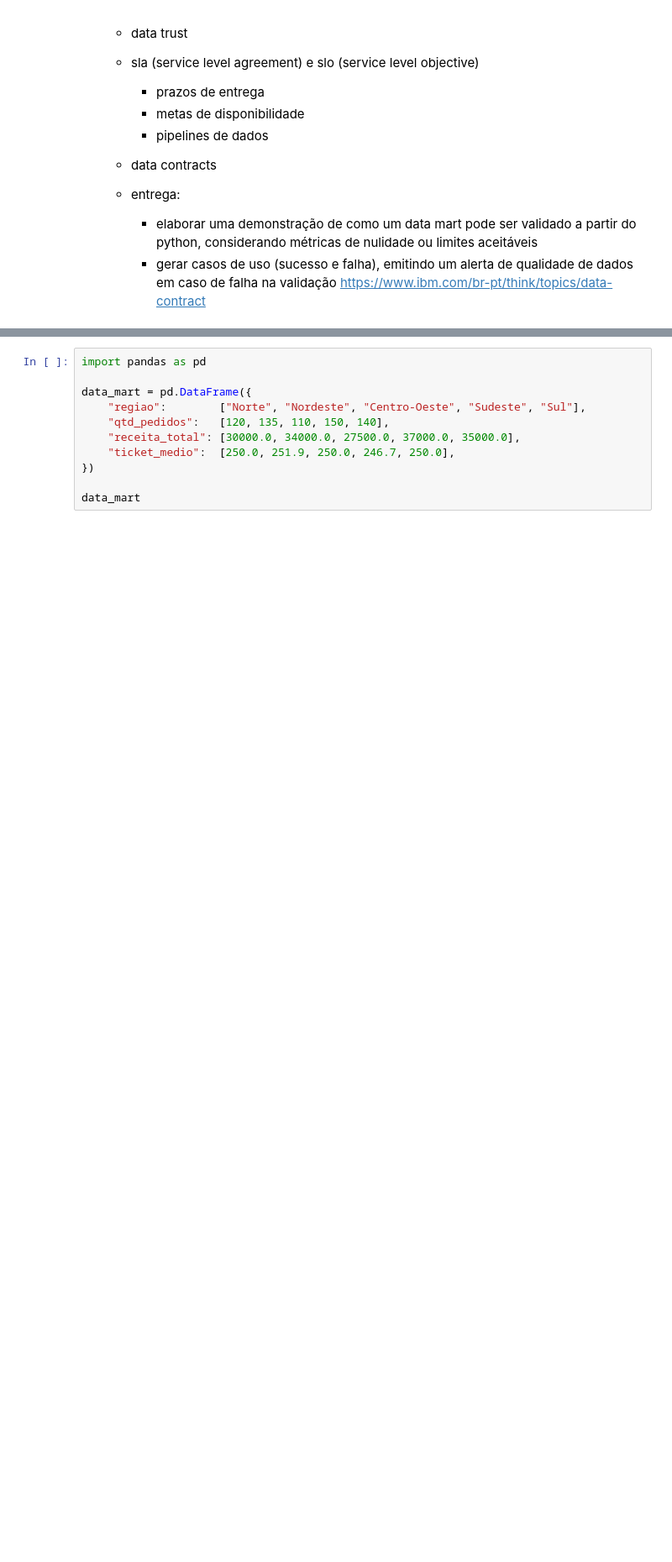
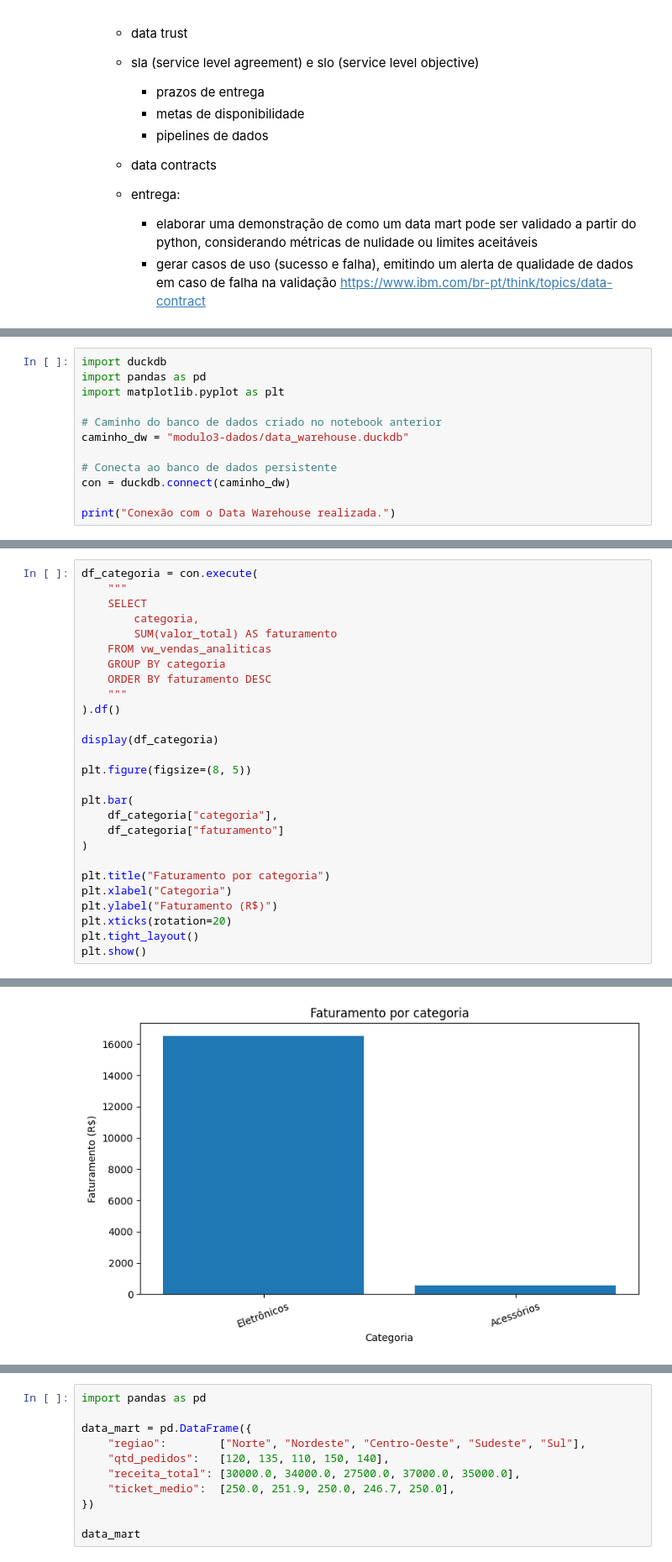
Before and after one commit to ladata-ufs/XII-SEMAC-ENGENHARIA-DADOS-DATA-WAREHOUSING, a Jupyter notebook: notebooks/D2/modulo_04_serving_analytics_and_ML.ipynb, the cells around one changed output, grey strips where cells are left out. Shown at 84% size. Saved outputs shown, nothing was run; the diff lists cells and outputs as text; blank space fills up the shorter version.

Commit message:
update modulo4 (ana julia e luiza)

```diff
--- a/notebooks/D2/modulo_04_serving_analytics_and_ML.ipynb
+++ b/notebooks/D2/modulo_04_serving_analytics_and_ML.ipynb
@@ -47,0 +54,12 @@ https://www.ibm.com/br-pt/think/topics/semantic-layer
+# %%
+import duckdb
+import pandas as pd
+import matplotlib.pyplot as plt
+
+# Caminho do banco de dados criado no notebook anterior
+caminho_dw = "modulo3-dados/data_warehouse.duckdb"
+
+# Conecta ao banco de dados persistente
+con = duckdb.connect(caminho_dw)
+
+print("Conexão com o Data Warehouse realizada.")
@@ -47,0 +462,28 @@ https://www.ibm.com/br-pt/think/topics/semantic-layer
+# %%
+df_categoria = con.execute(
+    """
+    SELECT
+        categoria,
+        SUM(valor_total) AS faturamento
+    FROM vw_vendas_analiticas
+    GROUP BY categoria
+    ORDER BY faturamento DESC
+    """
+).df()
+
+display(df_categoria)
+
+plt.figure(figsize=(8, 5))
+
+plt.bar(
+    df_categoria["categoria"],
+    df_categoria["faturamento"]
+)
+
+plt.title("Faturamento por categoria")
+plt.xlabel("Categoria")
+plt.ylabel("Faturamento (R$)")
+plt.xticks(rotation=20)
+plt.tight_layout()
+plt.show()
+# %% [output]
@@ -47,0 +493 @@ https://www.ibm.com/br-pt/think/topics/semantic-layer
+[figure, added]
```
Also changed, not shown: parts of 39 cells of this notebook, 4 other files.
